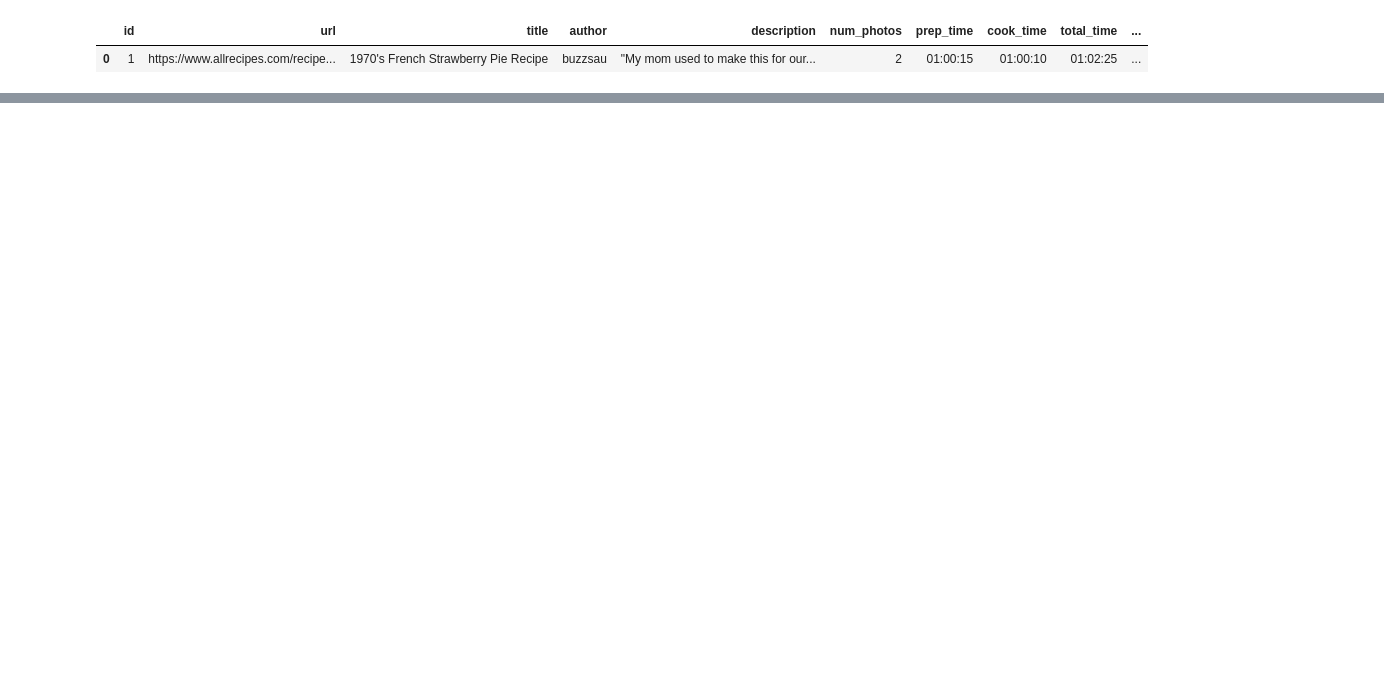
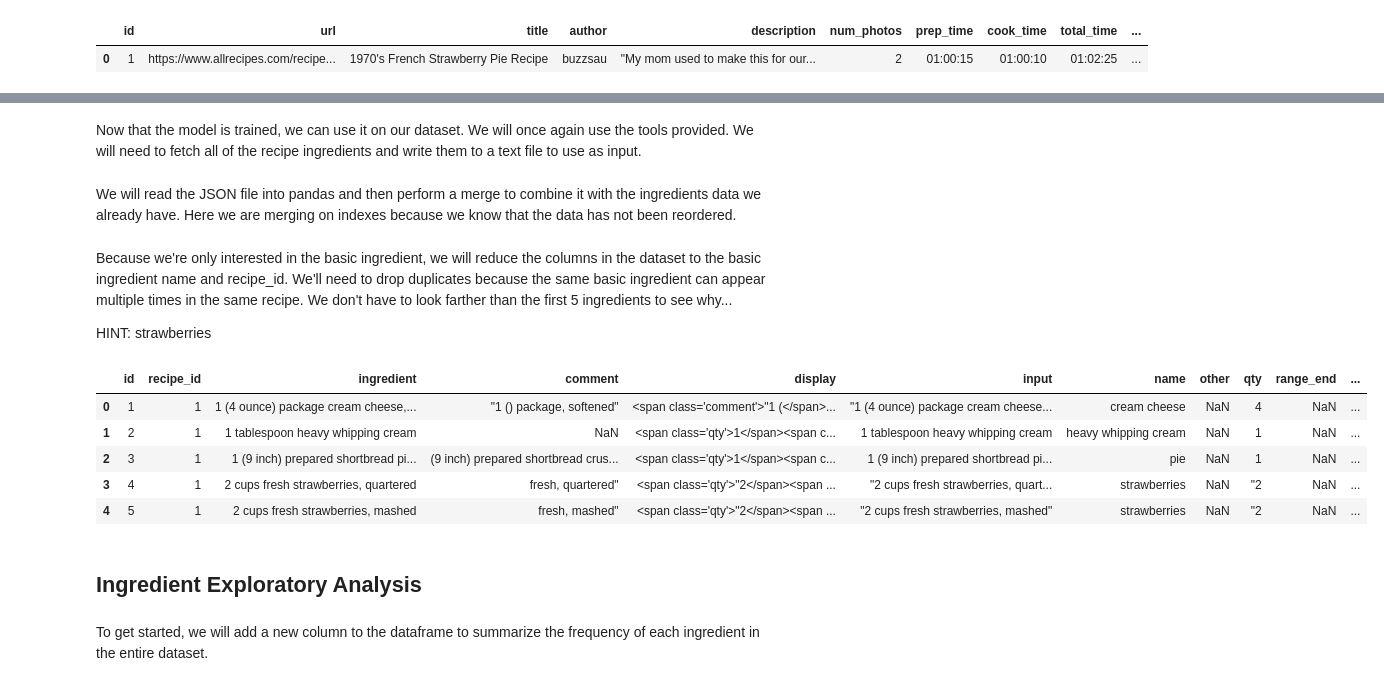
Before and after one commit to joanana/joanana.github.io, a Jupyter notebook: allrecipes-analysis.ipynb, the cells around one changed output, grey strips where cells are left out. Drawn from its saved outputs; the diff is of its cells as text; code cells hidden in the pictures; blank space fills up the shorter version.

```diff
--- a/allrecipes-analysis.ipynb
+++ b/allrecipes-analysis.ipynb
@@ -425,0 +497,6 @@ sb.regplot(data=recipes.loc[recipes.num_ingredients < 15], x='num_ingredients',
+# %% [markdown]
+Now that the model is trained, we can use it on our dataset. We will once again use the tools provided. We will need to fetch all of the recipe ingredients and write them to a text file to use as input.
+# %%
+sql = 'SELECT * FROM ingredients;'
+ingred = pd.read_sql(sql=sql, con=conn)
+ingred.ingredient.to_csv("ingredients_raw.csv", index=False)
@@ -425,0 +506,18 @@ sb.regplot(data=recipes.loc[recipes.num_ingredients < 15], x='num_ingredients',
+# %% [markdown]
+We will read the JSON file into pandas and then perform a merge to combine it with the ingredients data we already have. Here we are merging on indexes because we know that the data has not been reordered.
+# %%
+ingred_nyt = pd.read_json('results.json')
+ingred_total = ingred.merge(ingred_nyt, how='left', left_index=True, right_index=True)
+# %% [markdown]
+Because we're only interested in the basic ingredient, we will reduce the columns in the dataset to the basic ingredient name and recipe_id. We'll need to drop duplicates because the same basic ingredient can appear multiple times in the same recipe. We don't have to look farther than the first 5 ingredients to see why...
+
+HINT: strawberries
+# %%
+ingred_total.head()
+# %% [output]
+|  | id | recipe_id | ingredient | comment | display | input | name | other | qty | range_end | ... |
+| 0 | 1 | 1 | 1 (4 ounce) package cream cheese,... | "1 () package, softened" | <span class='comment'>"1 (</span>... | "1 (4 ounce) package cream cheese... | cream cheese | NaN | 4 | NaN | ... |
+| 1 | 2 | 1 | 1 tablespoon heavy whipping cream | NaN | <span class='qty'>1</span><span c... | 1 tablespoon heavy whipping cream | heavy whipping cream | NaN | 1 | NaN | ... |
+| 2 | 3 | 1 | 1 (9 inch) prepared shortbread pi... | (9 inch) prepared shortbread crus... | <span class='qty'>1</span><span c... | 1 (9 inch) prepared shortbread pi... | pie | NaN | 1 | NaN | ... |
+| 3 | 4 | 1 | 2 cups fresh strawberries, quartered | fresh, quartered" | <span class='qty'>"2</span><span ... | "2 cups fresh strawberries, quart... | strawberries | NaN | "2 | NaN | ... |
+| 4 | 5 | 1 | 2 cups fresh strawberries, mashed | fresh, mashed" | <span class='qty'>"2</span><span ... | "2 cups fresh strawberries, mashed" | strawberries | NaN | "2 | NaN | ... |
@@ -425,0 +527,4 @@ sb.regplot(data=recipes.loc[recipes.num_ingredients < 15], x='num_ingredients',
+# %% [markdown]
+## Ingredient Exploratory Analysis
+# %% [markdown]
+To get started, we will add a new column to the dataframe to summarize the frequency of each ingredient in the entire dataset.
```
Also changed, not shown: parts of 41 cells of this notebook.
